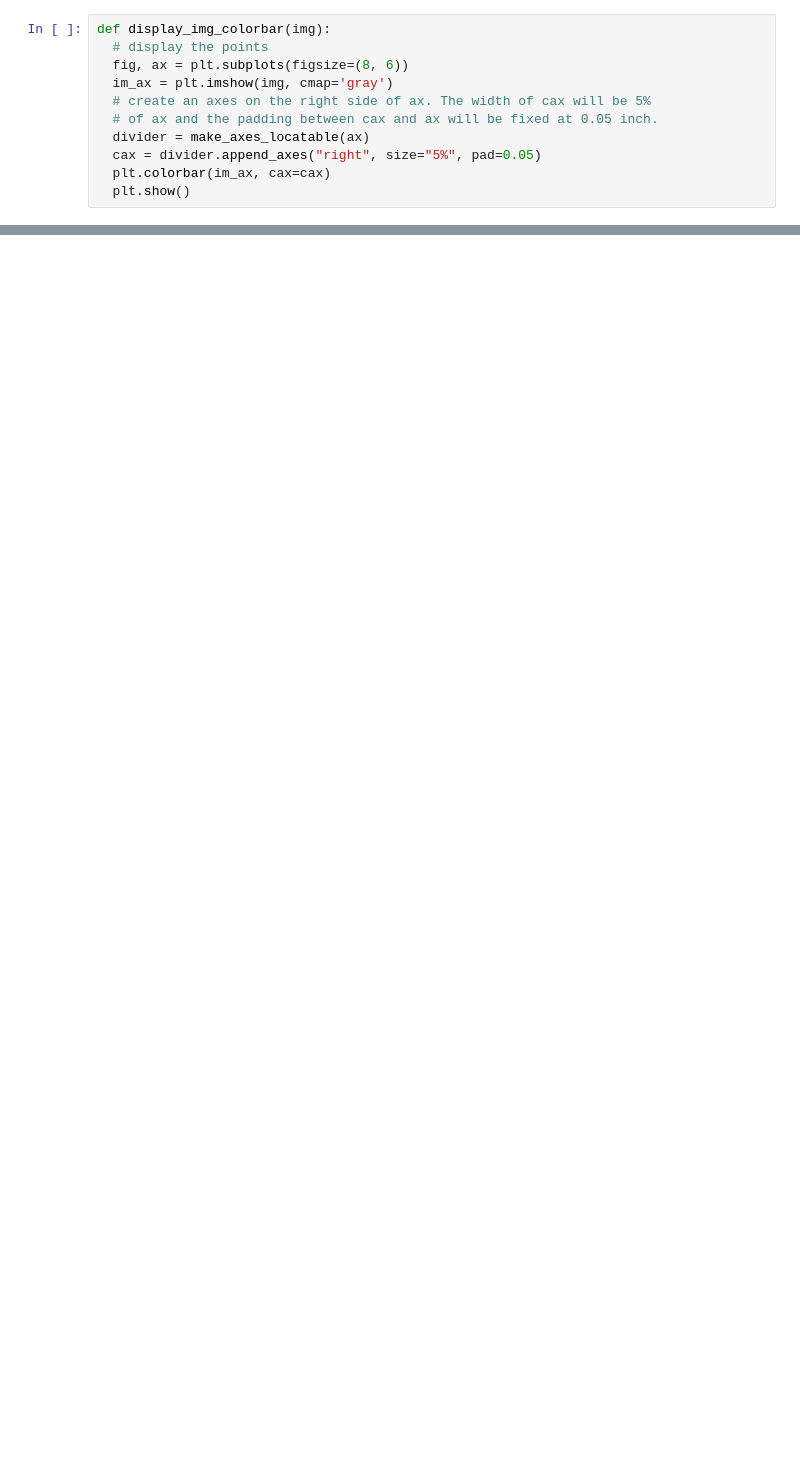
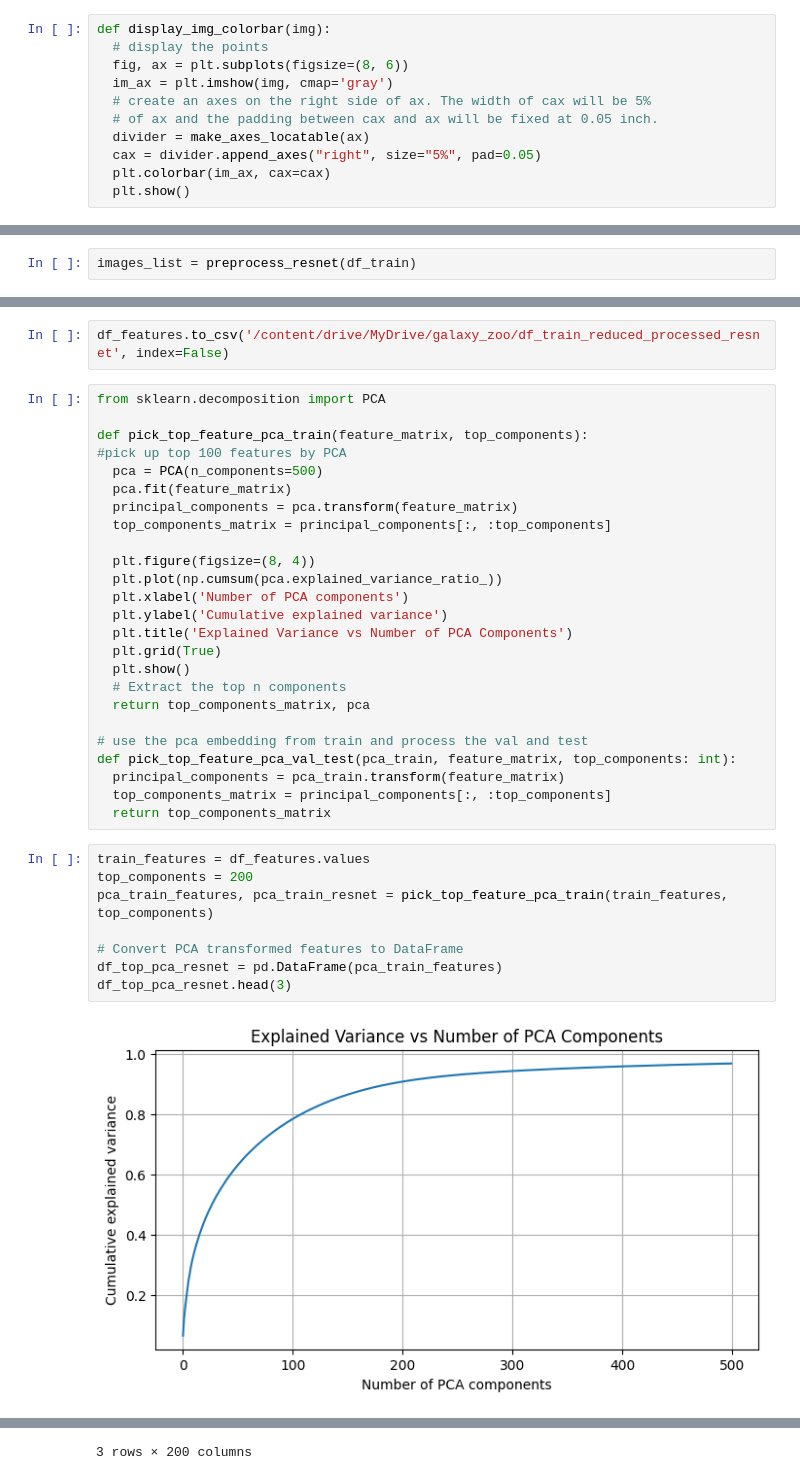
Before and after one commit to immanuelazn/w281_final_galaxy_zoo, a Jupyter notebook: feature_extractor_resnet.ipynb, the cells around one changed output, grey strips where cells are left out. Cells and saved outputs as stored; diff of their text form; blank space fills up the shorter version.

```diff
--- a/feature_extractor_resnet.ipynb
+++ b/feature_extractor_resnet.ipynb
@@ -178,0 +179,2 @@ display_img_colorbar(img)
+# %%
+images_list = preprocess_resnet(df_train)
@@ -178,0 +319,37 @@ display_img_colorbar(img)
+# %%
+df_features.to_csv('/content/drive/MyDrive/galaxy_zoo/df_train_reduced_processed_resnet', index=False)
+# %%
+from sklearn.decomposition import PCA
+
+def pick_top_feature_pca_train(feature_matrix, top_components):
+#pick up top 100 features by PCA
+  pca = PCA(n_components=500)
+  pca.fit(feature_matrix)
+  principal_components = pca.transform(feature_matrix)
+  top_components_matrix = principal_components[:, :top_components]
+
+  plt.figure(figsize=(8, 4))
+  plt.plot(np.cumsum(pca.explained_variance_ratio_))
+  plt.xlabel('Number of PCA components')
+  plt.ylabel('Cumulative explained variance')
+  plt.title('Explained Variance vs Number of PCA Components')
+  plt.grid(True)
+  plt.show()
+  # Extract the top n components
+  return top_components_matrix, pca
+
+# use the pca embedding from train and process the val and test
+def pick_top_feature_pca_val_test(pca_train, feature_matrix, top_components: int):
+  principal_components = pca_train.transform(feature_matrix)
+  top_components_matrix = principal_components[:, :top_components]
+  return top_components_matrix
+# %%
+train_features = df_features.values
+top_components = 200
+pca_train_features, pca_train_resnet = pick_top_feature_pca_train(train_features, top_components)
+
+# Convert PCA transformed features to DataFrame
+df_top_pca_resnet = pd.DataFrame(pca_train_features)
+df_top_pca_resnet.head(3)
+# %% [output]
+[figure, added]
@@ -178,0 +360 @@ display_img_colorbar(img)
+3 rows × 200 columns
```
Also changed, not shown: parts of 17 cells of this notebook.
